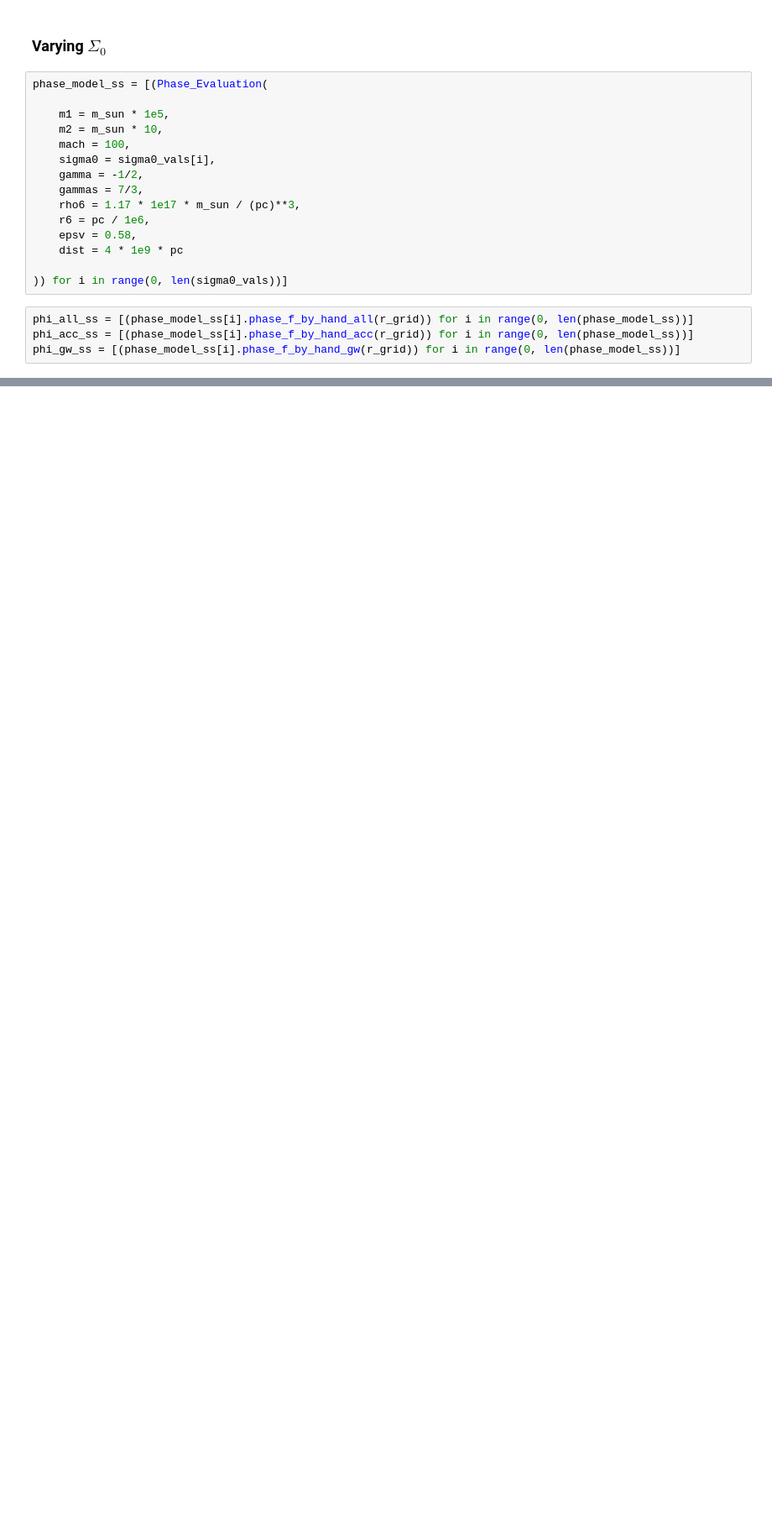
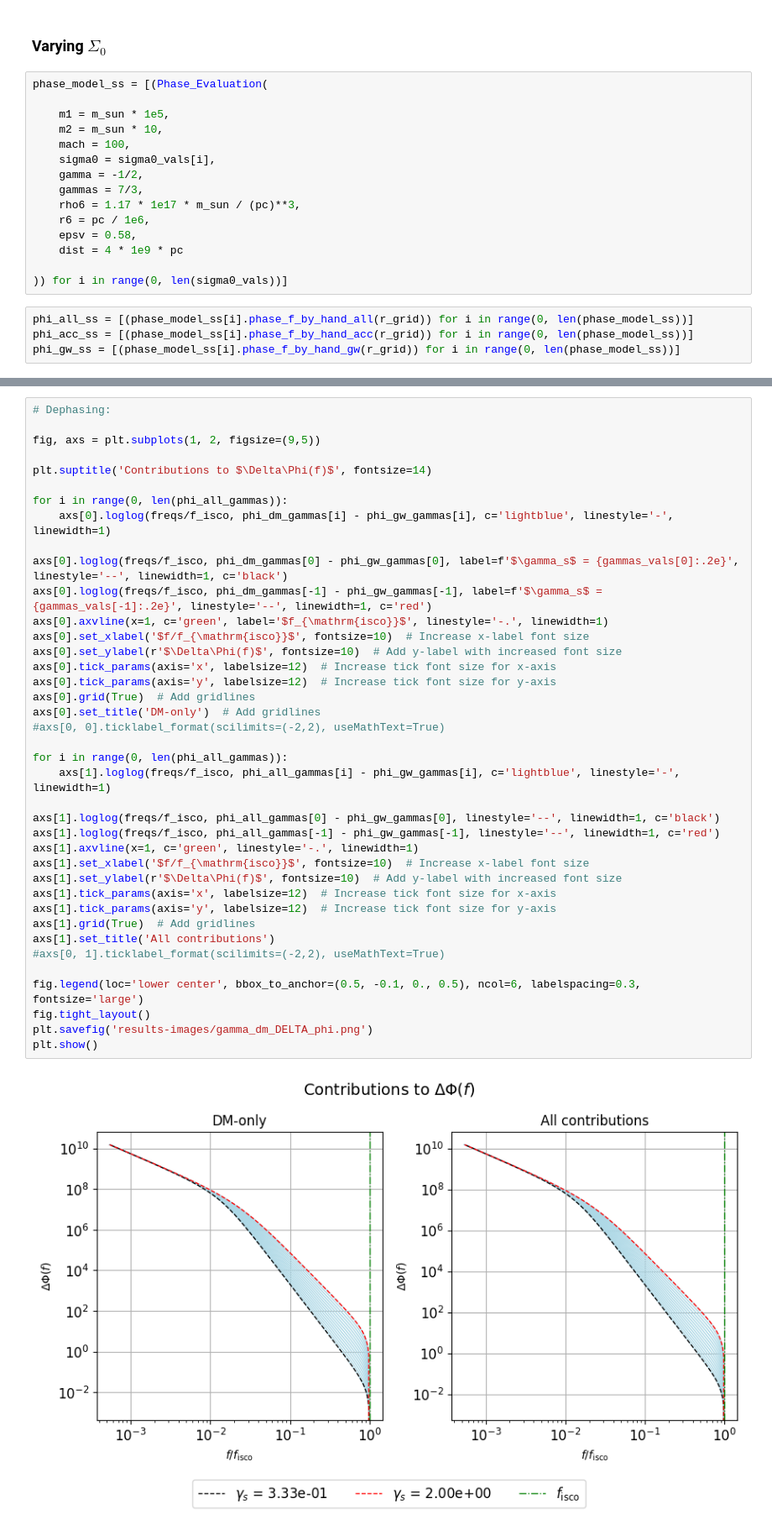
Before and after one commit to nicolegrillo/BinaryEvolution, a Jupyter notebook: Phase_extraction_CLASS.ipynb, the cells around one changed output, grey strips where cells are left out. Shown at 84% size. Drawn from its saved outputs; the diff is of its cells as text; blank space fills up the shorter version.

```diff
--- a/Phase_extraction_CLASS.ipynb
+++ b/Phase_extraction_CLASS.ipynb
@@ -885,0 +971,41 @@ plt.show()
+# %%
+# Dephasing:
+
+fig, axs = plt.subplots(1, 2, figsize=(9,5))
+
+plt.suptitle('Contributions to $\Delta\Phi(f)$', fontsize=14)
+
+for i in range(0, len(phi_all_gammas)):
+    axs[0].loglog(freqs/f_isco, phi_dm_gammas[i] - phi_gw_gammas[i], c='lightblue', linestyle='-', linewidth=1)
+
+axs[0].loglog(freqs/f_isco, phi_dm_gammas[0] - phi_gw_gammas[0], label=f'$\gamma_s$ = {gammas_vals[0]:.2e}', linestyle='--', linewidth=1, c='black')
+axs[0].loglog(freqs/f_isco, phi_dm_gammas[-1] - phi_gw_gammas[-1], label=f'$\gamma_s$ = {gammas_vals[-1]:.2e}', linestyle='--', linewidth=1, c='red')
+axs[0].axvline(x=1, c='green', label='$f_{\mathrm{isco}}$', linestyle='-.', linewidth=1)
+axs[0].set_xlabel('$f/f_{\mathrm{isco}}$', fontsize=10)  # Increase x-label font size
+axs[0].set_ylabel(r'$\Delta\Phi(f)$', fontsize=10)  # Add y-label with increased font size
+axs[0].tick_params(axis='x', labelsize=12)  # Increase tick font size for x-axis
+axs[0].tick_params(axis='y', labelsize=12)  # Increase tick font size for y-axis
+axs[0].grid(True)  # Add gridlines
+axs[0].set_title('DM-only')  # Add gridlines
+#axs[0, 0].ticklabel_format(scilimits=(-2,2), useMathText=True)
+
+for i in range(0, len(phi_all_gammas)):
+    axs[1].loglog(freqs/f_isco, phi_all_gammas[i] - phi_gw_gammas[i], c='lightblue', linestyle='-', linewidth=1)
+
+axs[1].loglog(freqs/f_isco, phi_all_gammas[0] - phi_gw_gammas[0], linestyle='--', linewidth=1, c='black')
+axs[1].loglog(freqs/f_isco, phi_all_gammas[-1] - phi_gw_gammas[-1], linestyle='--', linewidth=1, c='red')
+axs[1].axvline(x=1, c='green', linestyle='-.', linewidth=1)
+axs[1].set_xlabel('$f/f_{\mathrm{isco}}$', fontsize=10)  # Increase x-label font size
+axs[1].set_ylabel(r'$\Delta\Phi(f)$', fontsize=10)  # Add y-label with increased font size
+axs[1].tick_params(axis='x', labelsize=12)  # Increase tick font size for x-axis
+axs[1].tick_params(axis='y', labelsize=12)  # Increase tick font size for y-axis
+axs[1].grid(True)  # Add gridlines
+axs[1].set_title('All contributions')
+#axs[0, 1].ticklabel_format(scilimits=(-2,2), useMathText=True)
+
+fig.legend(loc='lower center', bbox_to_anchor=(0.5, -0.1, 0., 0.5), ncol=6, labelspacing=0.3, fontsize='large')
+fig.tight_layout()
+plt.savefig('results-images/gamma_dm_DELTA_phi.png')
+plt.show()
+# %% [output]
+[figure, added]
```
Also changed, not shown: parts of 19 cells of this notebook.
